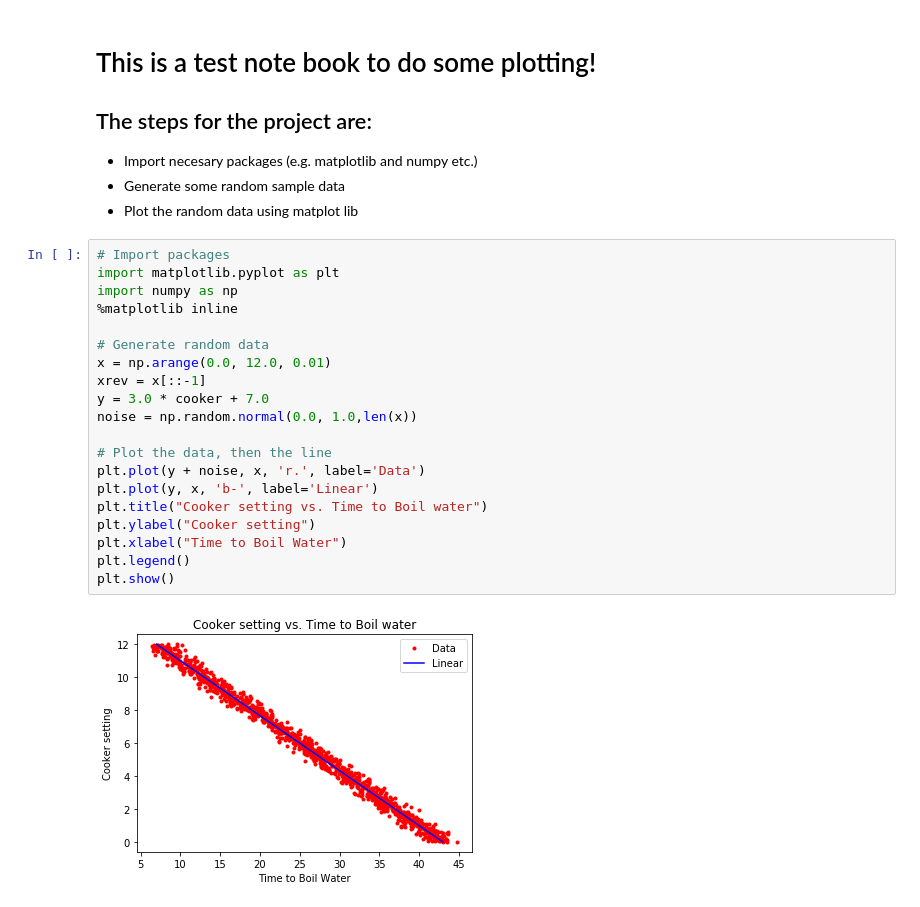
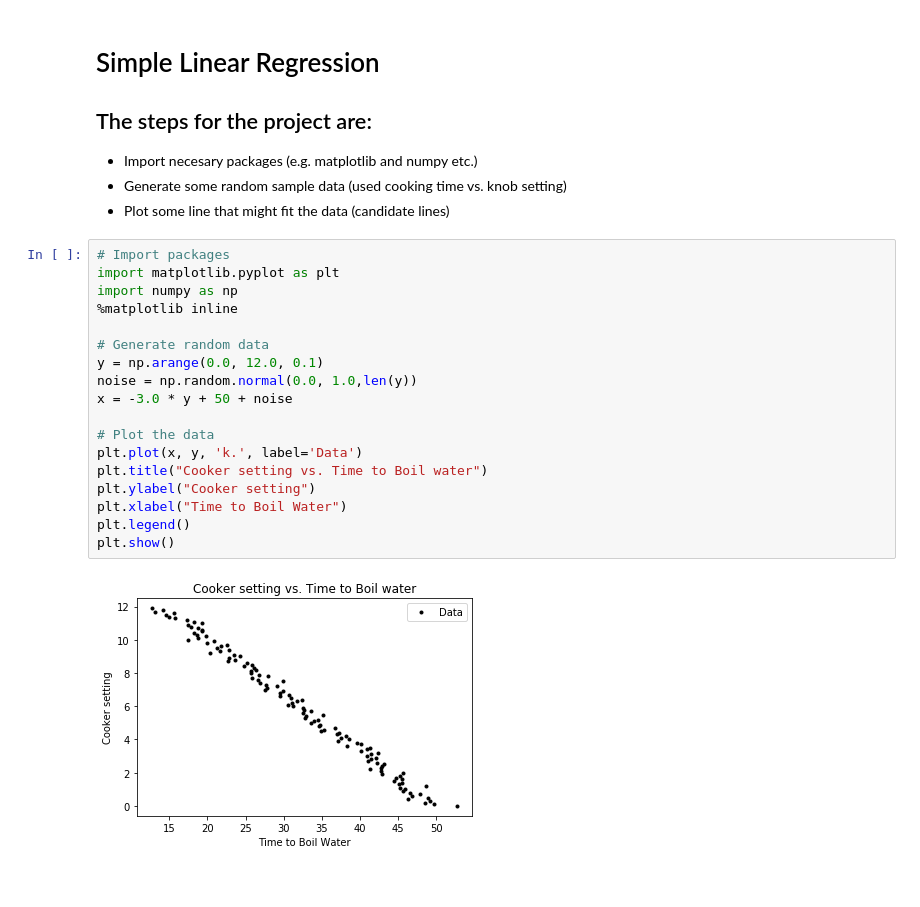
Before and after one commit to shkyler/gmit-pfda-trials, a Jupyter notebook: Week 03/Plotting Test.ipynb, the cells around one changed output. Saved outputs shown, nothing was run; the diff lists cells and outputs as text.

Commit message:
changes to plotting test

```diff
--- a/Week 03/Plotting Test.ipynb
+++ b/Week 03/Plotting Test.ipynb
@@ -1,30 +1,28 @@
 # %% [markdown]
-# This is a test note book to do some plotting!
+# Simple Linear Regression
 
 ## The steps for the project are:
 
 - Import necesary packages (e.g. matplotlib and numpy etc.)
-- Generate some random sample data
-- Plot the random data using matplot lib
+- Generate some random sample data (used cooking time vs. knob setting)
+- Plot some line that might fit the data (candidate lines)
 # %%
 # Import packages
 import matplotlib.pyplot as plt
 import numpy as np
 %matplotlib inline
 
 # Generate random data
-x = np.arange(0.0, 12.0, 0.01)
-xrev = x[::-1]
-y = 3.0 * cooker + 7.0
-noise = np.random.normal(0.0, 1.0,len(x))
+y = np.arange(0.0, 12.0, 0.1)
+noise = np.random.normal(0.0, 1.0,len(y))
+x = -3.0 * y + 50 + noise
 
-# Plot the data, then the line
-plt.plot(y + noise, x, 'r.', label='Data')
-plt.plot(y, x, 'b-', label='Linear')
+# Plot the data
+plt.plot(x, y, 'k.', label='Data')
 plt.title("Cooker setting vs. Time to Boil water")
 plt.ylabel("Cooker setting")
 plt.xlabel("Time to Boil Water")
 plt.legend()
 plt.show()
 # %% [output]
-[figure, old version]
+[figure, new version]
```
Also changed, not shown: parts of 11 cells of this notebook, 1 other file.
